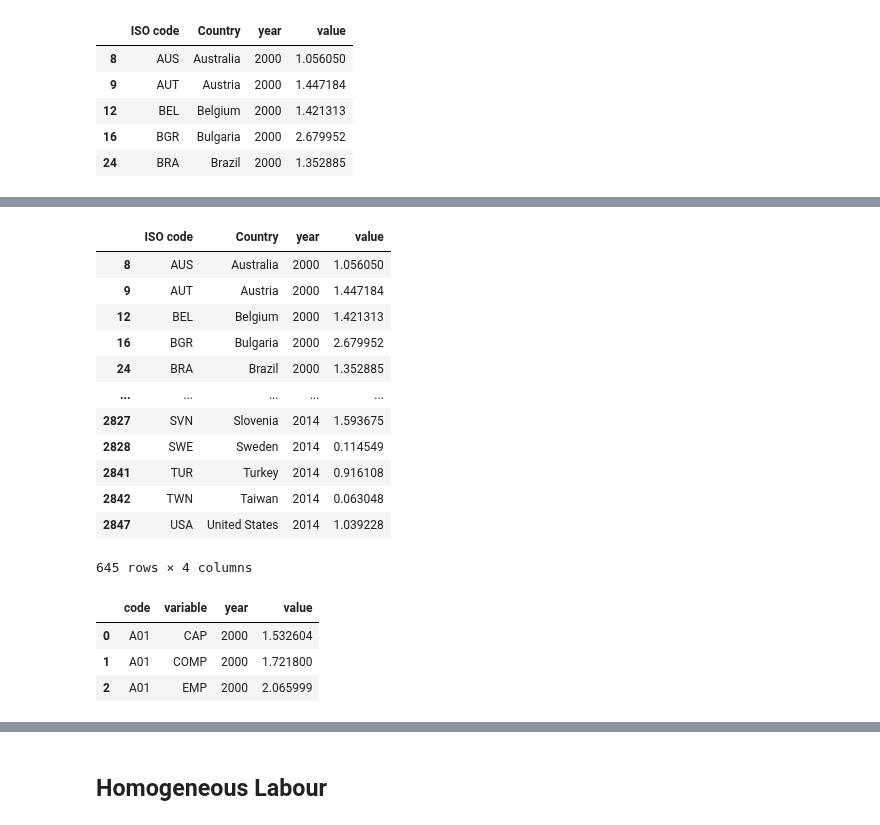
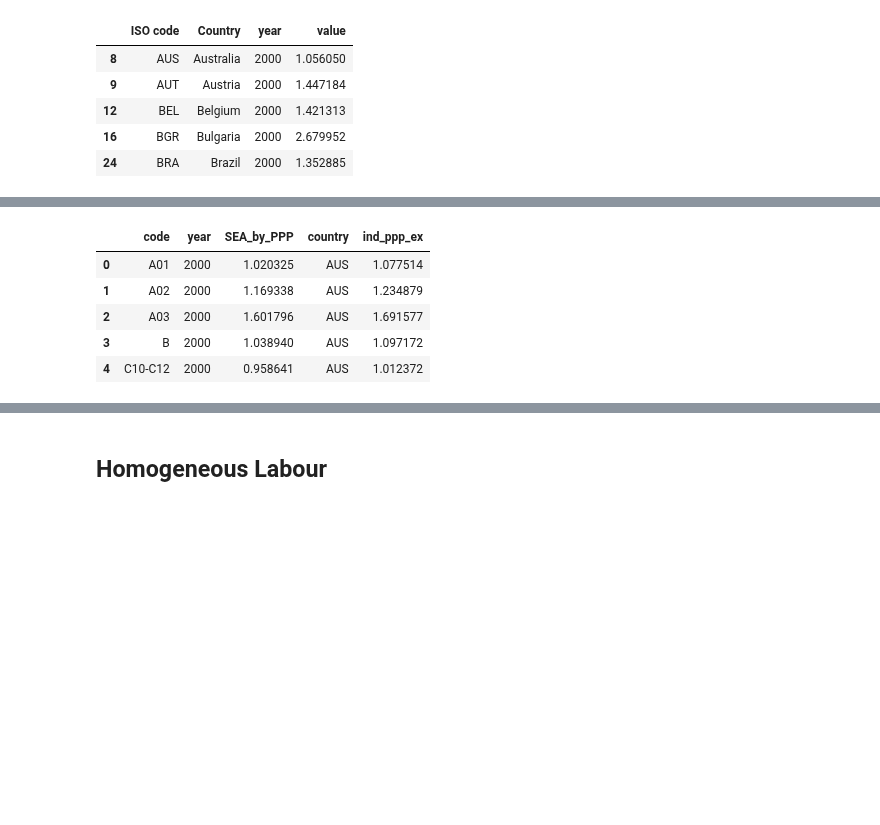
Before and after one commit to kavyajeetbora/ETL_wages, a Jupyter notebook: WIOD.ipynb, the cells around one changed output, grey strips where cells are left out. Drawn from its saved outputs; the diff is of its cells as text; code cells hidden in the pictures; blank space fills up the shorter version.

Commit message:
Add  - world_industry_values calculation

```diff
--- a/WIOD.ipynb
+++ b/WIOD.ipynb
@@ -307,14 +302,16 @@ PPP_exchage_filtered.head()
 | 16 | BGR | Bulgaria | 2000 | 2.679952 |
 | 24 | BRA | Brazil | 2000 | 1.352885 |
 # %%
-ind_ppps = []
-for (country,year),dfx in tqdm(PPP_exchage_filtered.groupby(['country','year']), unit=' country'):
+%%time
+ind_ex_rates = []
+for (country,year),dfx in tqdm(PPP_exchage_filtered.groupby(['Country','year']), unit=' country'):
     ppp_ex = dfx['value'].values[0]
+    sea_by_ppp_x = SEA_USD_x[SEA_USD_x['year']==int(year)].copy()
+    sea_by_ppp_x['country'] = dfx['ISO code'].values[0]
+    sea_by_ppp_x['ind_ppp_ex'] = sea_by_ppp_x['SEA_by_PPP']*ppp_ex
 
-    dfx['tot_ind_ppp'] = dfx['value']*X_ppp
+    ind_ex_rates.append(sea_by_ppp_x)
 
-    ind_ppps.append(dfx)
-
-tot_ind_ppp_df = pd.concat(ind_ppps).reset_index()
-tot_ind_ppp_df.head()
+ind_ex_rate = pd.concat(ind_ex_rates).reset_index(drop=True)
+ind_ex_rate.head()
 # %% [output]
@@ -321,21 +320,6 @@ tot_ind_ppp_df.head()
-|  | ISO code | Country | year | value |
-| 8 | AUS | Australia | 2000 | 1.056050 |
-| 9 | AUT | Austria | 2000 | 1.447184 |
-| 12 | BEL | Belgium | 2000 | 1.421313 |
-| 16 | BGR | Bulgaria | 2000 | 2.679952 |
-| 24 | BRA | Brazil | 2000 | 1.352885 |
-| ... | ... | ... | ... | ... |
-| 2827 | SVN | Slovenia | 2014 | 1.593675 |
-| 2828 | SWE | Sweden | 2014 | 0.114549 |
-| 2841 | TUR | Turkey | 2014 | 0.916108 |
-| 2842 | TWN | Taiwan | 2014 | 0.063048 |
-| 2847 | USA | United States | 2014 | 1.039228 |
+|  | code | year | SEA_by_PPP | country | ind_ppp_ex |
+| 0 | A01 | 2000 | 1.020325 | AUS | 1.077514 |
+| 1 | A02 | 2000 | 1.169338 | AUS | 1.234879 |
+| 2 | A03 | 2000 | 1.601796 | AUS | 1.691577 |
+| 3 | B | 2000 | 1.038940 | AUS | 1.097172 |
+| 4 | C10-C12 | 2000 | 0.958641 | AUS | 1.012372 |
-645 rows × 4 columns
-# %%
-X1 = ppp_ratio.melt(id_vars=['code', 'variable'], value_vars=year_range)
-X1.head(3)
-# %% [output]
-|  | code | variable | year | value |
-| 0 | A01 | CAP | 2000 | 1.532604 |
-| 1 | A01 | COMP | 2000 | 1.721800 |
-| 2 | A01 | EMP | 2000 | 2.065999 |
```
Also changed, not shown: parts of 28 cells of this notebook.
